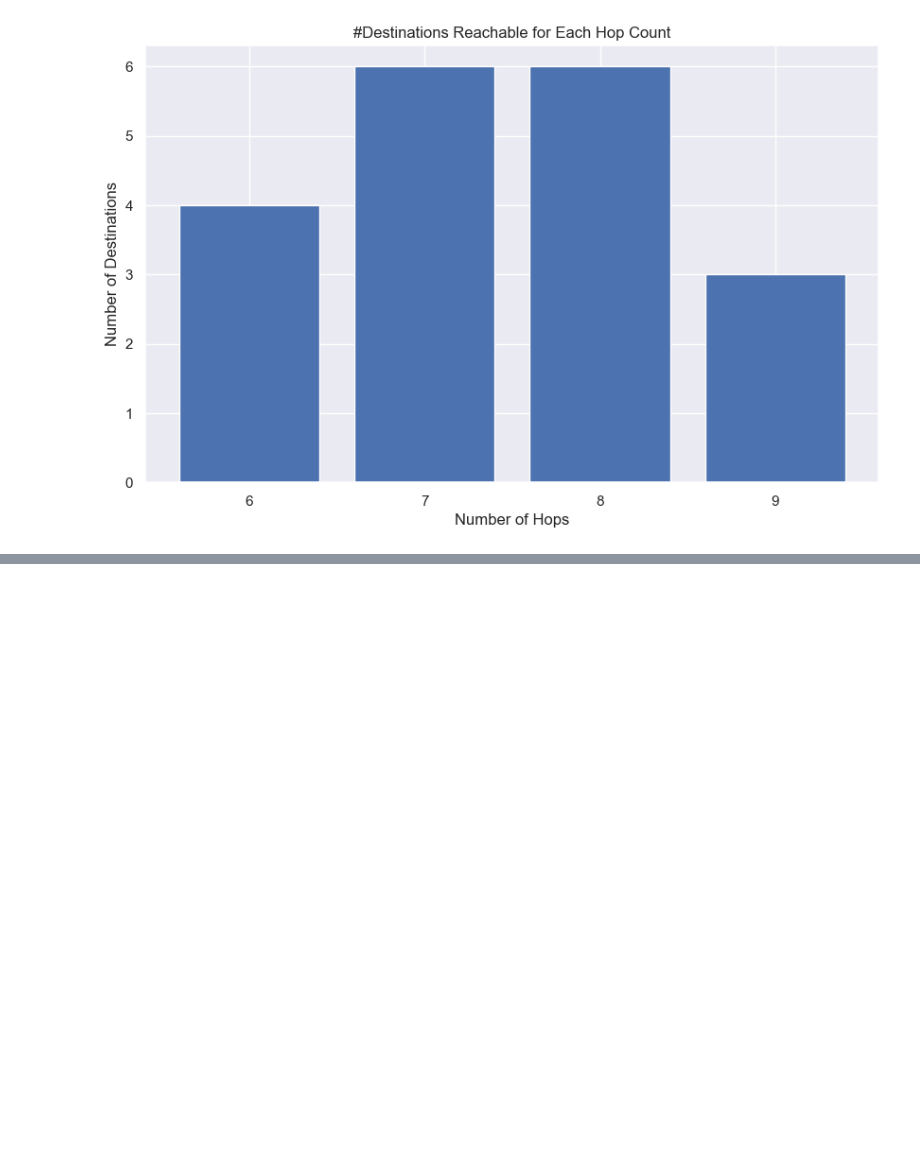
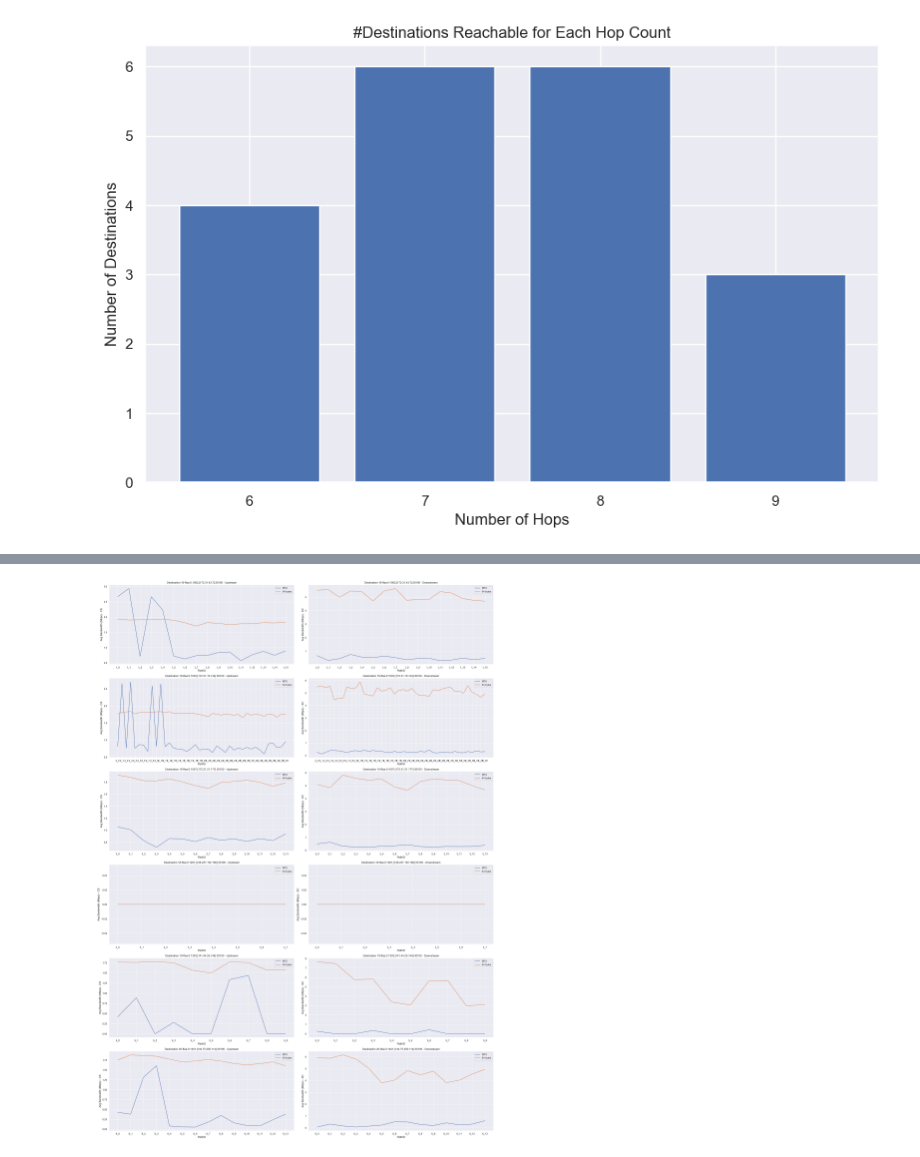
Before and after one commit to leonardoboldrini/SCION-Test-Suite, a Jupyter notebook: test.ipynb, the cells around one changed output, grey strips where cells are left out. Cells and saved outputs as stored; diff of their text form; code cells hidden in the pictures; blank space fills up the shorter version.

Commit message:
Adding bw graph

```diff
--- a/test.ipynb
+++ b/test.ipynb
@@ -214,5 +202 @@ plt.show()
 [figure]
-# %%
-
-df['avg_bandwidth_sc_64'] = pd.to_numeric(df['avg_bandwidth_sc_64'].str.replace('Mbps', ''))
-df['avg_bandwidth_sc_MTU'] = pd.to_numeric(df['avg_bandwidth_sc_MTU'].str.replace('Mbps', ''))
@@ -228,0 +203,16 @@ for id in df['_id'].unique():
+# %%
+# Perform aggregation on the bandwidth columns
+df['avg_bandwidth_cs_MTU'] = pd.to_numeric(df['avg_bandwidth_cs_MTU'].str.replace('Mbps', ''), errors='coerce').fillna(0)
+df['avg_bandwidth_sc_MTU'] = pd.to_numeric(df['avg_bandwidth_sc_MTU'].str.replace('Mbps', ''), errors='coerce').fillna(0)
+df['avg_bandwidth_cs_64'] = pd.to_numeric(df['avg_bandwidth_cs_64'].str.replace('Mbps', ''), errors='coerce').fillna(0)
+df['avg_bandwidth_sc_64'] = pd.to_numeric(df['avg_bandwidth_sc_64'].str.replace('Mbps', ''), errors='coerce').fillna(0)
+# %%
+# Group by destination and pathID, and compute the mean of each bandwidth column
+grouped_df = df.groupby(['_id', 'hops_number', 'color'])[['avg_bandwidth_cs_MTU', 'avg_bandwidth_sc_MTU', 'avg_bandwidth_cs_64', 'avg_bandwidth_sc_64']].mean().reset_index().sort_values(by='_id', key=lambda col: col.str.replace('_', '').astype(int))
+print(grouped_df)
+custom_ticks = []
+value = 0
+
+while value < 40:
+    custom_ticks.append(value)
+    value += 2.5
@@ -229,3 +237,48 @@ for id in df['_id'].unique():
+# %%
+# Create subplots with 2 rows and 1 column
+fig, axes = plt.subplots(nrows=6, ncols=2, figsize=(25, 35))
+
+# Flatten the axes array to iterate over each subplot
+axes = axes.flatten()
+i = 0
+# Iterate over the destinations
+for destination in destinations:
+    # Get the data for the current destination
+    min_hops = grouped_df[grouped_df['_id'].str.startswith(destination)]['hops_number'].min()
+    data = grouped_df[grouped_df['_id'].str.startswith(destination) & (grouped_df['hops_number'] <= min_hops+1)]
+
+    # Create the subplots for upstream and downstream bandwidth
+    ax1 = axes[i]
+    ax2 = axes[i+1]
+
+    i += 2
+
+    # Create Gaussians for MTU packet size
+    sns.lineplot(data=data, x='_id', y='avg_bandwidth_cs_MTU', ax=ax1, label='MTU')
+    sns.lineplot(data=data, x='_id', y='avg_bandwidth_cs_64', ax=ax1, label='64 bytes')
+
+    # Create Gaussians for 64 bytes packet size
+    sns.lineplot(data=data, x='_id', y='avg_bandwidth_sc_MTU', ax=ax2, label='MTU')
+    sns.lineplot(data=data, x='_id', y='avg_bandwidth_sc_64', ax=ax2, label='64 bytes')
+
+    # Gets the source address of the current destination
+    server = servers_df[servers_df['_id'] == int(destination)]['source_address'].iloc[0]
+
+    # Set the titles and labels
+    ax1.set_title(f"Destination {server} - Upstream")
+    ax2.set_title(f"Destination {server} - Downstream")
+
+    ax1.set_ylabel("Avg Bandwidth (Mbps) - CS")
+    ax2.set_ylabel("Avg Bandwidth (Mbps) - SC")
+
+    ax1.set_xlabel("PathID")
+    ax2.set_xlabel("PathID")
+
+# Adjust the layout of the subplots
+plt.tight_layout()
+plt.show()
+# %% [output]
+[figure, added]
 # %%
 
 for id in df['_id'].unique():
```
Also changed, not shown: parts of 3 cells of this notebook.
